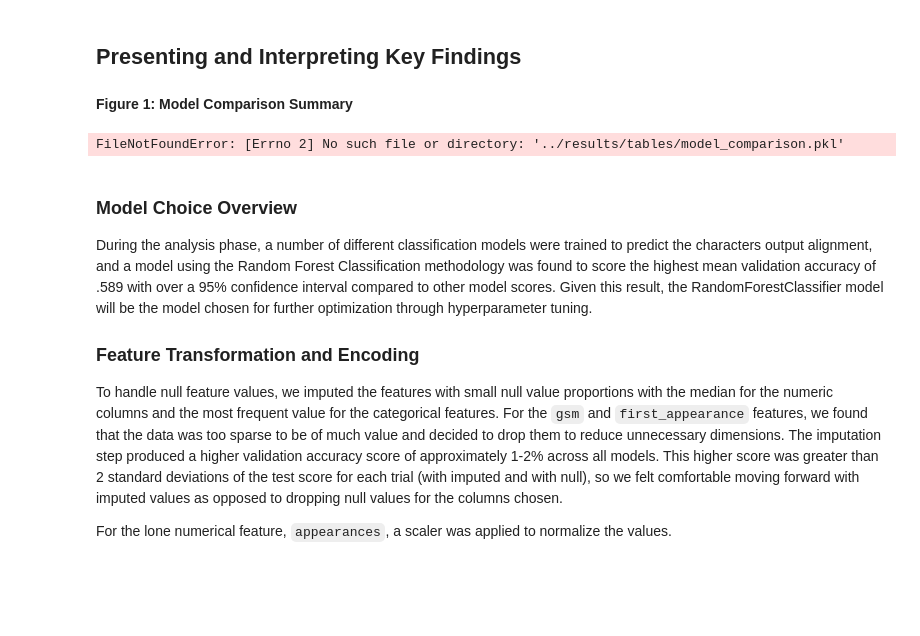
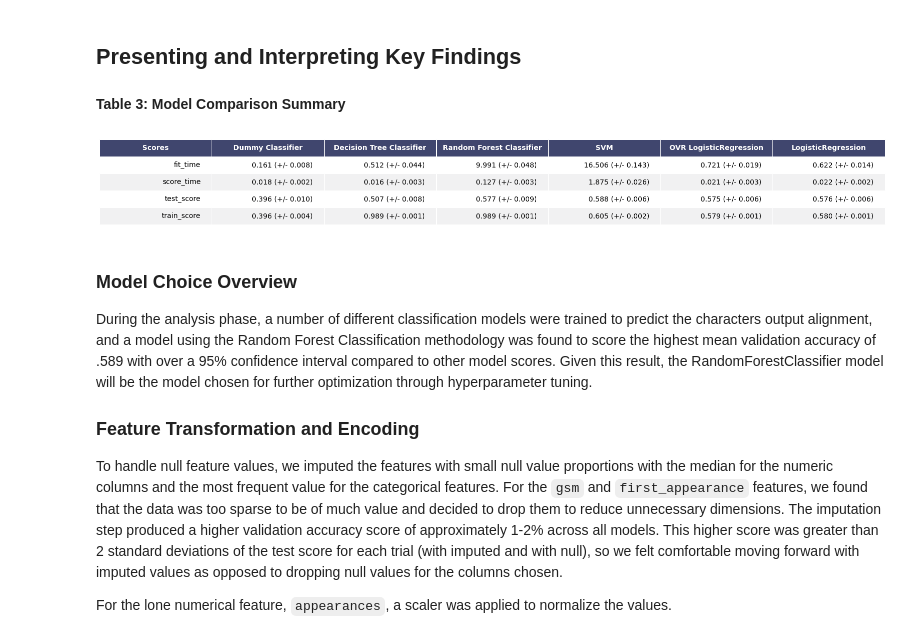
Before and after one commit to UBC-MDS/Workflows_showcase, a Jupyter notebook: report/summary_report.ipynb, the cells around one changed output. Cells and saved outputs as stored; diff of their text form; code cells hidden in the pictures; blank space fills up the shorter version.

```diff
--- a/report/summary_report.ipynb
+++ b/report/summary_report.ipynb
@@ -55,12 +71,12 @@ Before applying any models to train these raw features, one essential step is to
 # %% [markdown]
 ## Presenting and Interpreting Key Findings
 # %% [markdown]
-**Figure 1: Model Comparison Summary**
+**Table 3: Model Comparison Summary**
 # %%
-model_comparison_df = pickle.load(open("../results/tables/model_comparison.pkl", "rb"))
+model_comparison_df = pickle.load(open("../results/tables/model_type_comparison.pkl", "rb"))
 render_table(model_comparison_df, header_columns=0, col_width=4);
 # %% [output]
-FileNotFoundError: [Errno 2] No such file or directory: '../results/tables/model_comparison.pkl'
+[figure, added]
 # %% [markdown]
 ### Model Choice Overview
 
```
Also changed, not shown: parts of 14 cells of this notebook.
